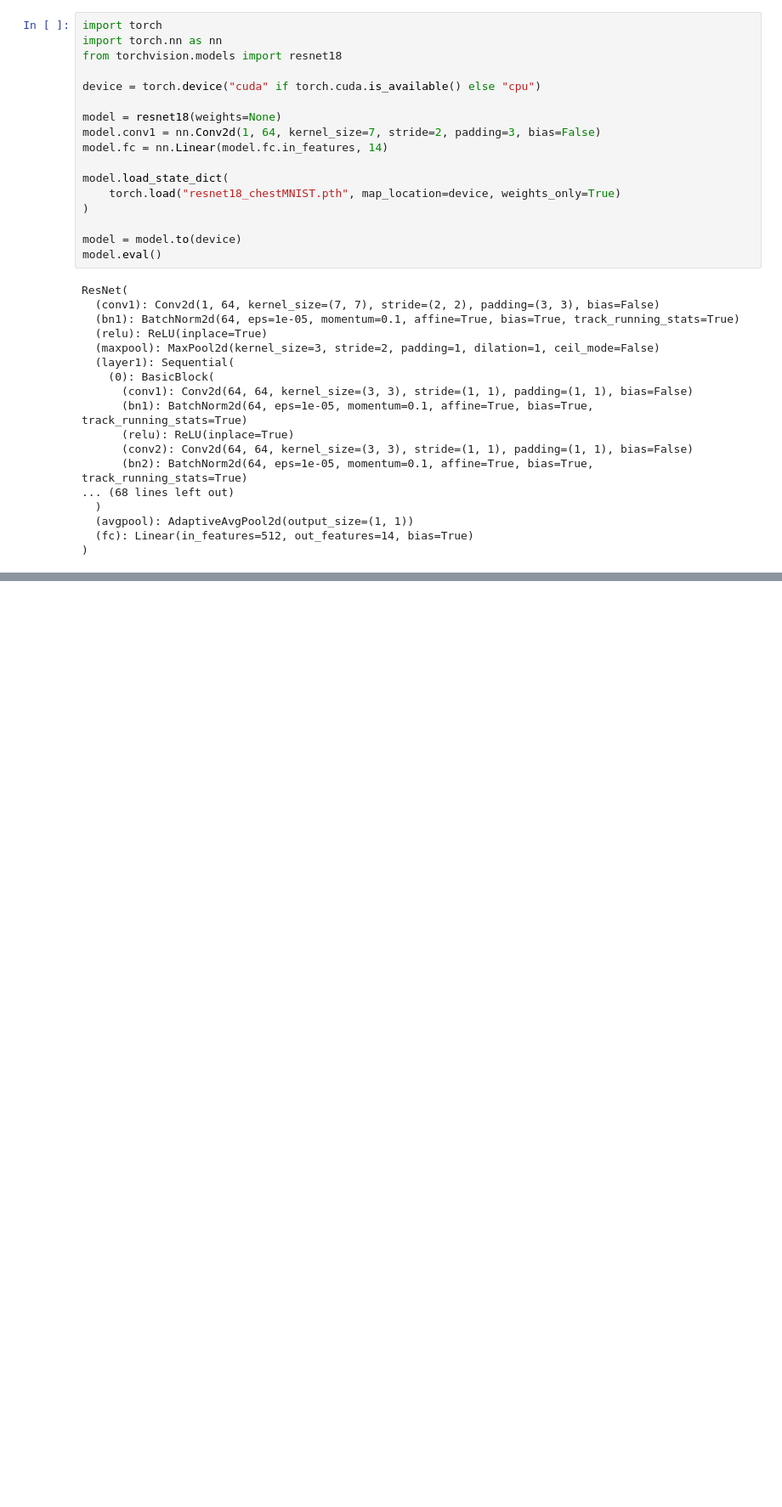
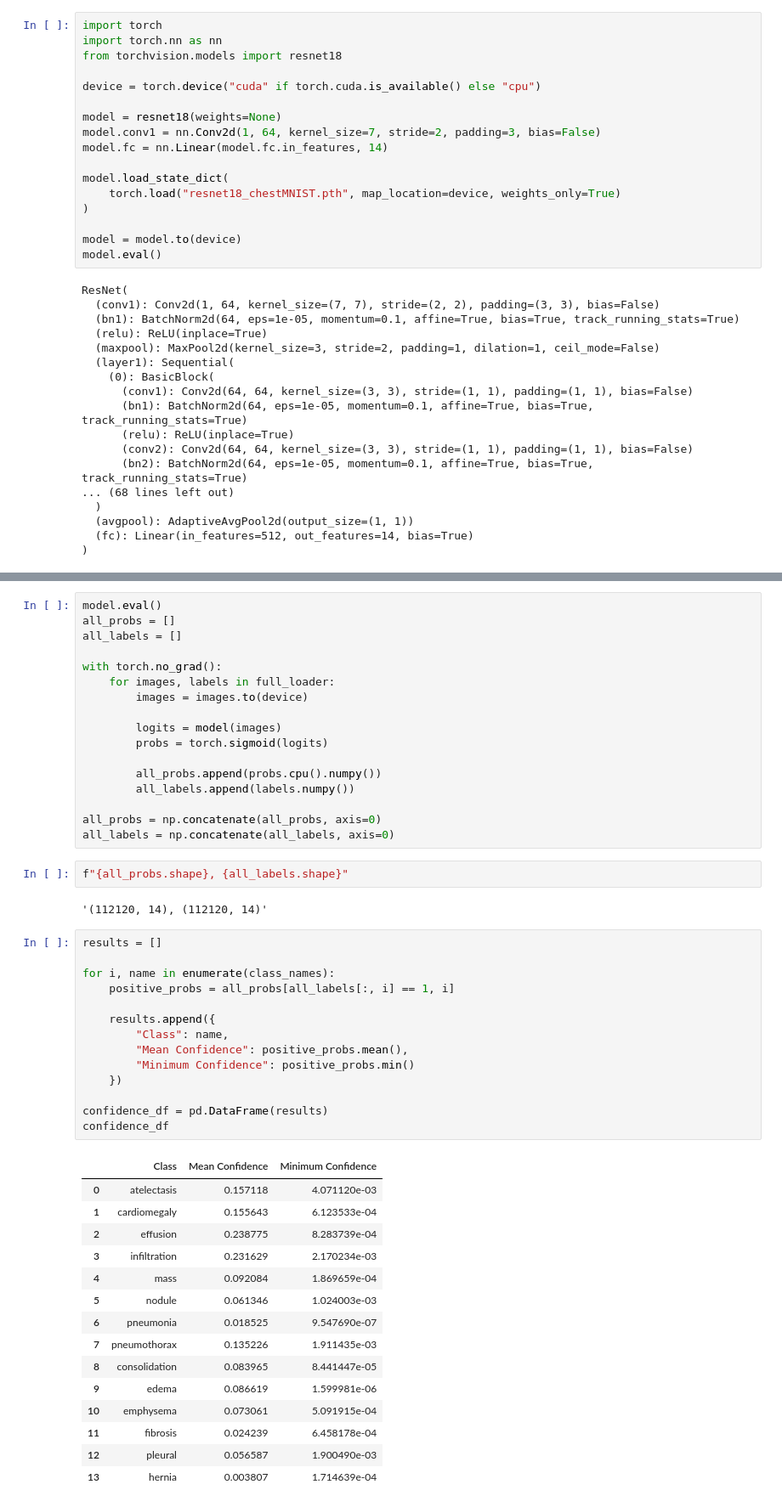
Before and after one commit to HawkWeldon/ML, a Jupyter notebook: Project_Blue/class_analysis.ipynb, the cells around one changed output, grey strips where cells are left out. Shown at 85% size. Drawn from its saved outputs; the diff is of its cells as text; blank space fills up the shorter version.

```diff
--- a/Project_Blue/class_analysis.ipynb
+++ b/Project_Blue/class_analysis.ipynb
@@ -133,0 +148,51 @@ torch.cuda.get_device_name()
+# %%
+model.eval()
+all_probs = []
+all_labels = []
+
+with torch.no_grad():
+    for images, labels in full_loader:
+        images = images.to(device)
+
+        logits = model(images)
+        probs = torch.sigmoid(logits)
+
+        all_probs.append(probs.cpu().numpy())
+        all_labels.append(labels.numpy())
+
+all_probs = np.concatenate(all_probs, axis=0)
+all_labels = np.concatenate(all_labels, axis=0)
+# %%
+f"{all_probs.shape}, {all_labels.shape}"
+# %% [output]
+'(112120, 14), (112120, 14)'
+# %%
+results = []
+
+for i, name in enumerate(class_names):
+    positive_probs = all_probs[all_labels[:, i] == 1, i]
+
+    results.append({
+        "Class": name,
+        "Mean Confidence": positive_probs.mean(),
+        "Minimum Confidence": positive_probs.min()
+    })
+
+confidence_df = pd.DataFrame(results)
+confidence_df
+# %% [output]
+|  | Class | Mean Confidence | Minimum Confidence |
+| 0 | atelectasis | 0.157118 | 4.071120e-03 |
+| 1 | cardiomegaly | 0.155643 | 6.123533e-04 |
+| 2 | effusion | 0.238775 | 8.283739e-04 |
+| 3 | infiltration | 0.231629 | 2.170234e-03 |
+| 4 | mass | 0.092084 | 1.869659e-04 |
+| 5 | nodule | 0.061346 | 1.024003e-03 |
+| 6 | pneumonia | 0.018525 | 9.547690e-07 |
+| 7 | pneumothorax | 0.135226 | 1.911435e-03 |
+| 8 | consolidation | 0.083965 | 8.441447e-05 |
+| 9 | edema | 0.086619 | 1.599981e-06 |
+| 10 | emphysema | 0.073061 | 5.091915e-04 |
+| 11 | fibrosis | 0.024239 | 6.458178e-04 |
+| 12 | pleural | 0.056587 | 1.900490e-03 |
+| 13 | hernia | 0.003807 | 1.714639e-04 |
```
Also changed, not shown: parts of 7 cells of this notebook.
